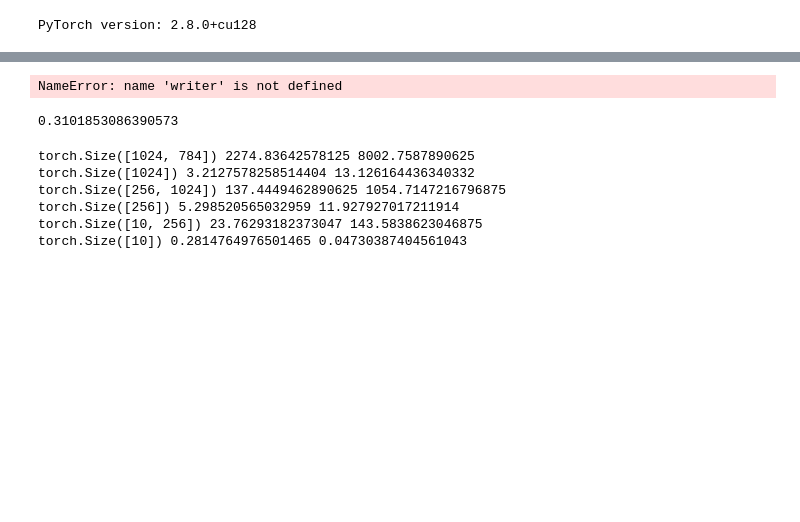
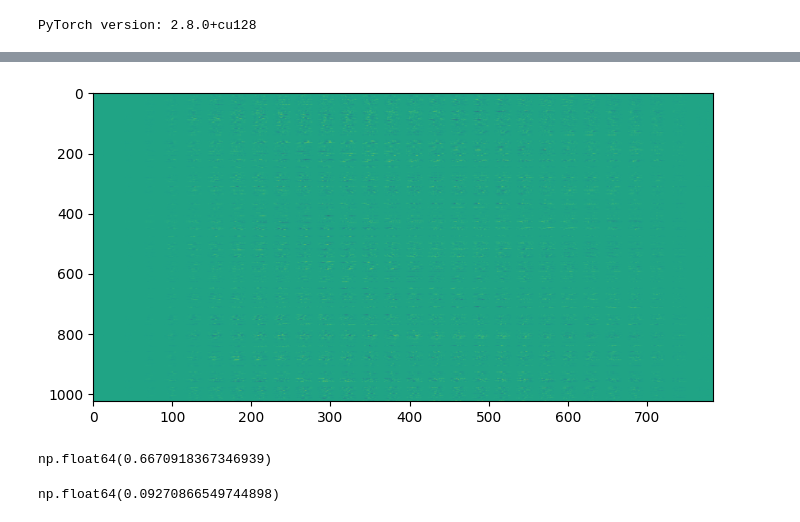
Before and after one commit to TomekTarczynski/mnist, a Jupyter notebook: Mnist1.ipynb, the cells around one changed output, grey strips where cells are left out. Drawn from its saved outputs; the diff is of its cells as text; code cells hidden in the pictures; blank space fills up the shorter version.

```diff
--- a/Mnist1.ipynb
+++ b/Mnist1.ipynb
@@ -97,7 +102,10 @@ exp_folder = f'runs/model_{int(time.time())}'
 writer_train = SummaryWriter(f"{exp_folder}/train")
 writer_valid = SummaryWriter(f"{exp_folder}/valid")
 global_step = 0
-for epoch in range(10):
+beta1, beta2 = optimizer.param_groups[0]["betas"]
+base_lr = optimizer.param_groups[0]["lr"]
+eps = optimizer.param_groups[0]["eps"]
+for epoch in range(100):
     running_loss = 0.0
     model.train()
     for batch_idx, (data, target) in enumerate(train_loader):
@@ -121,13 +129,20 @@ for epoch in range(10):
                     short_name = name[:-7]
                     group_name = "Weight"
 
-                writer_train.add_scalar(f"{group_name}/{short_name}_norm_scaled", param.data.norm(2) / (param.data.numel() ** 0.5), global_step)
-                writer_train.add_scalar(f"Gradient_{group_name}/{short_name}_norm", param.grad.data.norm(2), global_step)
-                writer_train.add_scalar(f"Update_ratio_{group_name}/{short_name}", param.grad.data.norm(2) / param.data.norm(2), global_step)
+                writer_train.add_scalar(f"{group_name}_param_norm_scaled/{short_name}", param.data.norm(2) / (param.data.numel() ** 0.5), global_step)
+                writer_train.add_scalar(f"{group_name}_gradient_norm/{short_name}", param.grad.data.norm(2), global_step)
 
                 total_param_norm += param.data.norm(2) ** 2
                 total_param_count += param.data.numel()
                 total_grad_norm += param.grad.data.norm(2) ** 2
+
+                if global_step>0:
+                    step = optimizer.state[param]['step']
+                    m_t = optimizer.state[param]['exp_avg'] / (1 - beta1 ** step)
+                    v_t = optimizer.state[param]['exp_avg_sq'] / (1 - beta2 ** step)
+                    effective_update = base_lr * m_t / (v_t ** 0.5 + eps)
+                    writer_train.add_scalar(f"{group_name}_update_ratio/{short_name}", effective_update.abs().mean() / param.detach().abs().mean(), global_step)
+
         writer_train.add_scalar(f"Total_norm/Param_scaled", (total_param_norm / total_param_count) ** 0.5, global_step)
         writer_train.add_scalar(f"Total_norm/Gradient", total_grad_norm ** 0.5, global_step)
         writer_train.add_scalar("Loss/batch", loss.item(), global_step)
@@ -145,18 +160,12 @@ for epoch in range(10):
             else:
                 short_name = name[:-7]
                 group_name = "Weight"
-        writer_train.add_histogram(f"{group_name}/{short_name}_epoch", param.data.cpu(), epoch)
-        writer_train.add_histogram(f"Gradient_{group_name}/{short_name}_epoch", param.grad.data.cpu(), epoch)
+        writer_train.add_histogram(f"{group_name}_param/{short_name}", param.data.cpu(), epoch)
+        writer_train.add_histogram(f"{group_name}_gradient/{short_name}", param.grad.data.cpu(), epoch)
     loss_train_epoch = running_loss / len(train_loader)
     writer_train.add_scalar("Loss_epoch", loss_train_epoch, epoch)
 
     loss_valid_epoch = test_model(model = model, dataloader = test_loader, criterion = criterion)
     writer_valid.add_scalar("Loss_epoch", loss_valid_epoch, epoch)
-
-writer.close()
+writer_train.close()
+writer_valid.close()
-# %% [output]
-NameError: name 'writer' is not defined
-# %%
-0.999 ** 1170
-# %% [output]
-0.3101853086390573
@@ -201,12 +172,17 @@ def get_adam_effective_lr(optimizer, step_num):
-# %%
-lr_dict = get_adam_effective_lr(optimizer, global_step)
-
-for p, lr_tensor in lr_dict.items():
-    print(p.shape, lr_tensor.mean().item(), lr_tensor.std().item())
-# %% [output]
-torch.Size([1024, 784]) 2274.83642578125 8002.7587890625
-torch.Size([1024]) 3.2127578258514404 13.126164436340332
-torch.Size([256, 1024]) 137.4449462890625 1054.7147216796875
-torch.Size([256]) 5.298520565032959 11.927927017211914
-torch.Size([10, 256]) 23.76293182373047 143.5838623046875
-torch.Size([10]) 0.2814764976501465 0.04730387404561043
+# %%
+data = model.fc1.weight.detach().cpu().numpy()
+import matplotlib.pyplot as plt
+plt.figure(figsize=(8,4))
+plt.imshow(data, cmap='viridis', aspect='auto')
+plt.show()
+# %% [output]
+[figure, added]
+# %%
+(np.abs(data).mean(axis=0) > 0.001).mean()
+# %% [output]
+np.float64(0.6670918367346939)
+# %%
+import numpy as np
+(np.abs(data) >0.01).mean()
+# %% [output]
+np.float64(0.09270866549744898)
```
Also changed, not shown: parts of 2 cells of this notebook.
